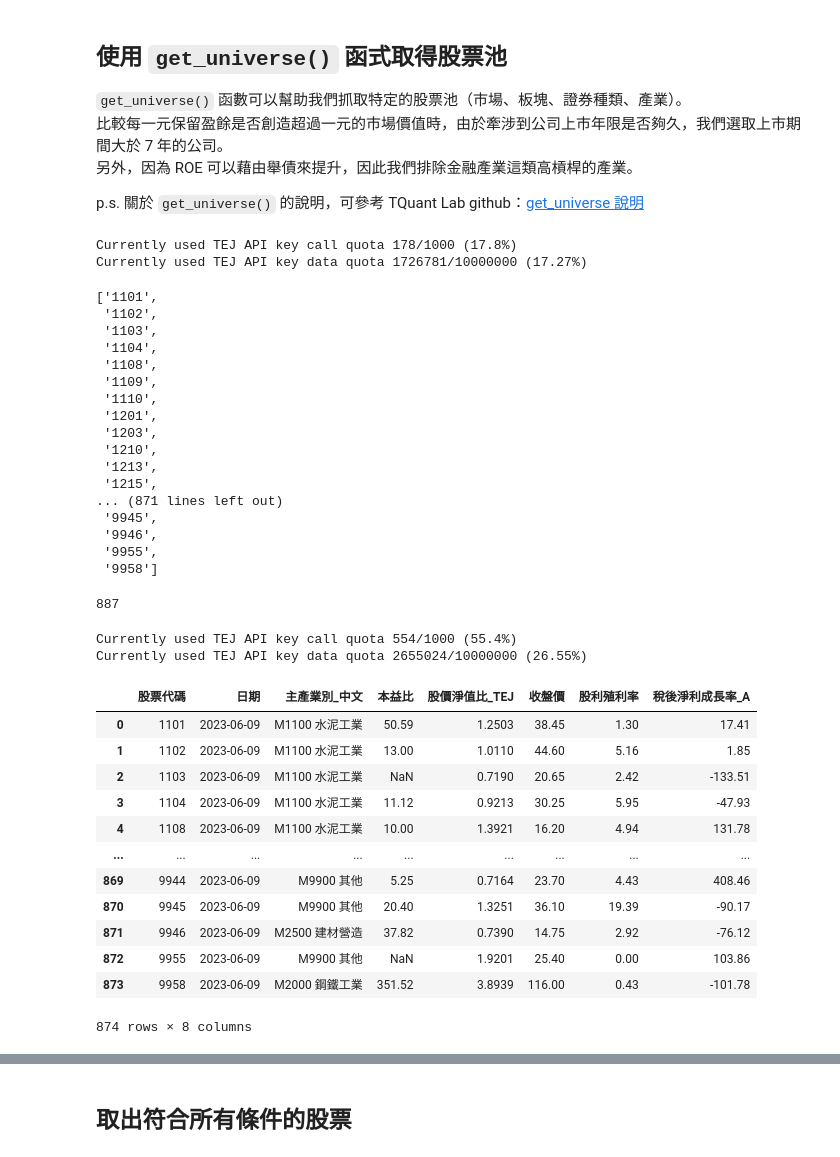
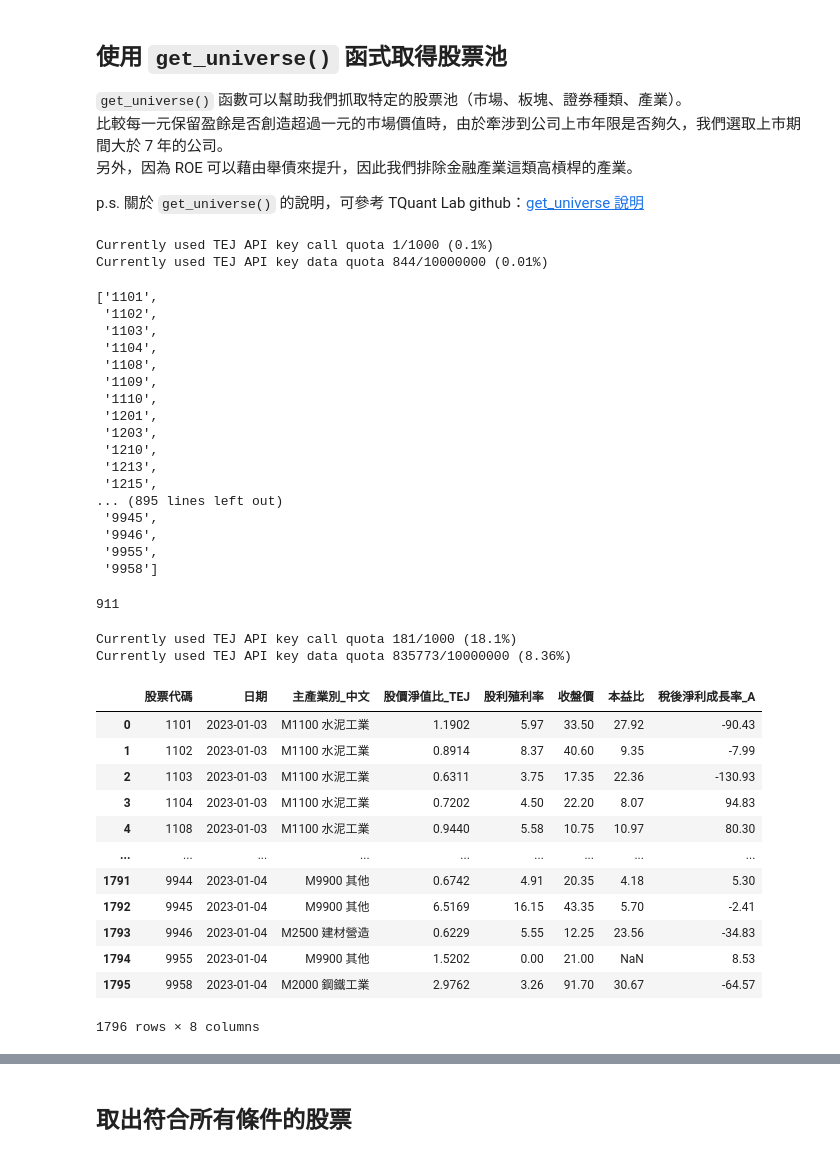
Before and after one commit to appledata9641/fin_data, a Jupyter notebook: 期末選股策略.ipynb, the cells around one changed output, grey strips where cells are left out. Drawn from its saved outputs; the diff is of its cells as text; code cells hidden in the pictures.

```diff
--- a/期末選股策略.ipynb
+++ b/期末選股策略.ipynb
@@ -30,15 +30,15 @@ p.s. 關於 `get_universe()` 的說明，可參考 TQuant Lab github：[get_univ
 # %%
 from zipline.sources.TEJ_Api_Data import get_universe
 
-pool = get_universe(start = '2021-01-01',
-                    end = '2021-12-31',  # 選取 2023 年年底已上市的股票
+pool = get_universe(start = '2023-01-01',
+                    end = '2023-12-31',  # 選取 2023 年年底已上市的股票
                     mkt_bd_e = 'TSE',  # 已上市之股票
                     stktp_e = 'Common Stock',  # 普通股
                    )
 pool
 # %% [output]
-Currently used TEJ API key call quota 178/1000 (17.8%)
-Currently used TEJ API key data quota 1726781/10000000 (17.27%)
+Currently used TEJ API key call quota 1/1000 (0.1%)
+Currently used TEJ API key data quota 844/10000000 (0.01%)
 ['1101',
  '1102',
  '1103',
@@ -51,7 +51,7 @@ Currently used TEJ API key data quota 1726781/10000000 (17.27%)
  '1210',
  '1213',
  '1215',
-... (871 lines left out)
+... (895 lines left out)
  '9945',
  '9946',
  '9955',
@@ -59,40 +59,40 @@ Currently used TEJ API key data quota 1726781/10000000 (17.27%)
 # %%
 len(pool)
 # %% [output]
-887
+911
 # %%
 
 import TejToolAPI
 
-start_time = pd.Timestamp('2023-06-09')
-end_time = pd.Timestamp('2023-06-09')  # 將時間字串轉換成時間格式
+start_time = pd.Timestamp('2023-01-02')
+end_time = pd.Timestamp('2023-01-04')  # 將時間字串轉換成時間格式
 
 data = TejToolAPI.get_history_data(start = start_time,
                                    end = end_time,
                                    ticker = pool,
                                    fin_type = 'A', # 為累計資料，舉例來說，Q3累計：1月～9月的資料。
                                    columns = ['主產業別_中文','coid', 'pbr_tej','股利殖利率','收盤價','本益比','稅後淨利成長率'],
                                    transfer_to_chinese = True)
 
 
 
 data
 # %% [output]
-Currently used TEJ API key call quota 554/1000 (55.4%)
-Currently used TEJ API key data quota 2655024/10000000 (26.55%)
+Currently used TEJ API key call quota 181/1000 (18.1%)
+Currently used TEJ API key data quota 835773/10000000 (8.36%)
-|  | 股票代碼 | 日期 | 主產業別_中文 | 本益比 | 股價淨值比_TEJ | 收盤價 | 股利殖利率 | 稅後淨利成長率_A |
-| 0 | 1101 | 2023-06-09 | M1100 水泥工業 | 50.59 | 1.2503 | 38.45 | 1.30 | 17.41 |
-| 1 | 1102 | 2023-06-09 | M1100 水泥工業 | 13.00 | 1.0110 | 44.60 | 5.16 | 1.85 |
-| 2 | 1103 | 2023-06-09 | M1100 水泥工業 | NaN | 0.7190 | 20.65 | 2.42 | -133.51 |
-| 3 | 1104 | 2023-06-09 | M1100 水泥工業 | 11.12 | 0.9213 | 30.25 | 5.95 | -47.93 |
-| 4 | 1108 | 2023-06-09 | M1100 水泥工業 | 10.00 | 1.3921 | 16.20 | 4.94 | 131.78 |
+|  | 股票代碼 | 日期 | 主產業別_中文 | 股價淨值比_TEJ | 股利殖利率 | 收盤價 | 本益比 | 稅後淨利成長率_A |
+| 0 | 1101 | 2023-01-03 | M1100 水泥工業 | 1.1902 | 5.97 | 33.50 | 27.92 | -90.43 |
+| 1 | 1102 | 2023-01-03 | M1100 水泥工業 | 0.8914 | 8.37 | 40.60 | 9.35 | -7.99 |
+| 2 | 1103 | 2023-01-03 | M1100 水泥工業 | 0.6311 | 3.75 | 17.35 | 22.36 | -130.93 |
+| 3 | 1104 | 2023-01-03 | M1100 水泥工業 | 0.7202 | 4.50 | 22.20 | 8.07 | 94.83 |
+| 4 | 1108 | 2023-01-03 | M1100 水泥工業 | 0.9440 | 5.58 | 10.75 | 10.97 | 80.30 |
 | ... | ... | ... | ... | ... | ... | ... | ... | ... |
-| 869 | 9944 | 2023-06-09 | M9900 其他 | 5.25 | 0.7164 | 23.70 | 4.43 | 408.46 |
-| 870 | 9945 | 2023-06-09 | M9900 其他 | 20.40 | 1.3251 | 36.10 | 19.39 | -90.17 |
-| 871 | 9946 | 2023-06-09 | M2500 建材營造 | 37.82 | 0.7390 | 14.75 | 2.92 | -76.12 |
-| 872 | 9955 | 2023-06-09 | M9900 其他 | NaN | 1.9201 | 25.40 | 0.00 | 103.86 |
-| 873 | 9958 | 2023-06-09 | M2000 鋼鐵工業 | 351.52 | 3.8939 | 116.00 | 0.43 | -101.78 |
+| 1791 | 9944 | 2023-01-04 | M9900 其他 | 0.6742 | 4.91 | 20.35 | 4.18 | 5.30 |
+| 1792 | 9945 | 2023-01-04 | M9900 其他 | 6.5169 | 16.15 | 43.35 | 5.70 | -2.41 |
+| 1793 | 9946 | 2023-01-04 | M2500 建材營造 | 0.6229 | 5.55 | 12.25 | 23.56 | -34.83 |
+| 1794 | 9955 | 2023-01-04 | M9900 其他 | 1.5202 | 0.00 | 21.00 | NaN | 8.53 |
+| 1795 | 9958 | 2023-01-04 | M2000 鋼鐵工業 | 2.9762 | 3.26 | 91.70 | 30.67 | -64.57 |
-874 rows × 8 columns
+1796 rows × 8 columns
 # %%
 data
 # %% [output]
```
Also changed, not shown: parts of 13 cells of this notebook.
